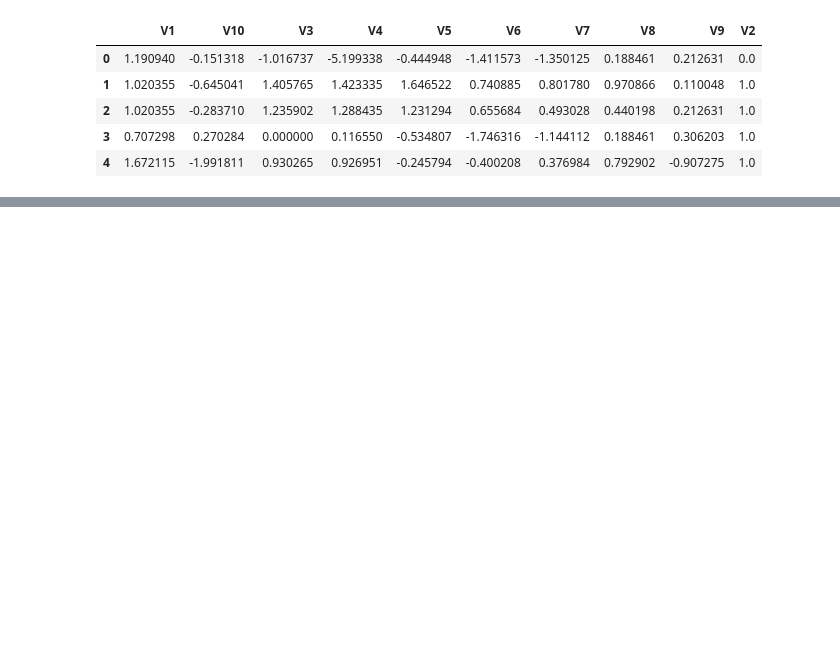
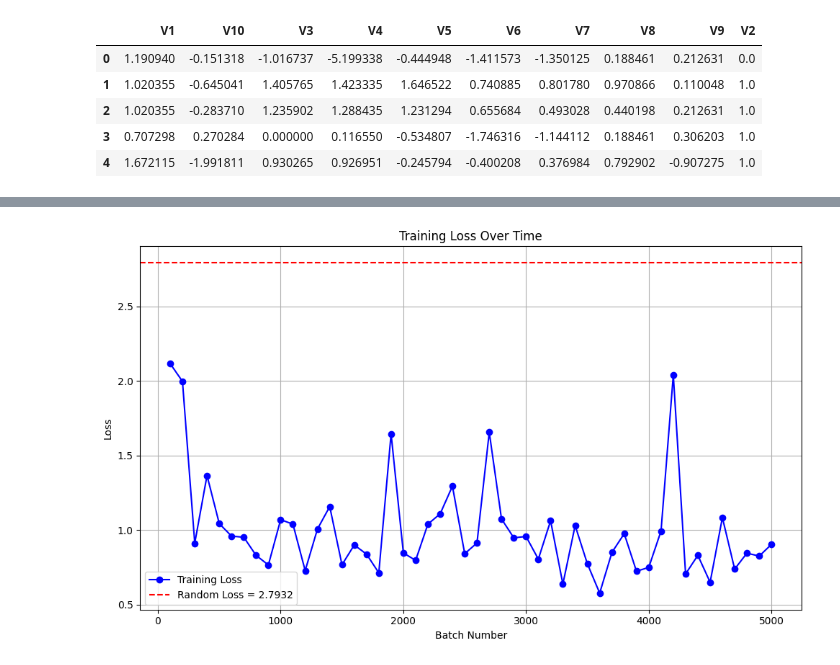
Before and after one commit to botond0401/CluTaD, a Jupyter notebook: notebooks/tabddpm_exploration.ipynb, the cells around one changed output, grey strips where cells are left out. Saved outputs shown, nothing was run; the diff lists cells and outputs as text; code cells hidden in the pictures; blank space fills up the shorter version.

```diff
--- a/notebooks/tabddpm_exploration.ipynb
+++ b/notebooks/tabddpm_exploration.ipynb
@@ -134,0 +28,9 @@ class Trainer:
+# %%
+num_numerical = 9
+num_classes=[2]
+d_in = num_numerical + sum(num_classes)
+
+X = torch.tensor(df.values, dtype=torch.float32)
+batch_size = 264
+data_loader = DataLoader(TensorDataset(X), batch_size=batch_size, shuffle=True)
+device = 'cuda' if torch.cuda.is_available() else 'cpu'
@@ -135 +75,8 @@ class Trainer:
+# %%
+d_layers = [264, 264, 264]
+dropout = 0.0
+d_t = 128
+steps = 5000
+lr = 1e-3
+random_loss = 2.7932
 # %%
@@ -446,0 +114,17 @@ DM dataset random loss: 2.9847
+# %%
+
+x = [100 * (i + 1) for i in range(len(losses))]  # e.g., [100, 200, 300, ...]
+
+plt.figure(figsize=(10, 6))
+plt.plot(x, losses, label="Training Loss", color="blue", marker='o')
+plt.axhline(y=random_loss, color="red", linestyle="--", label=f"Random Loss = {random_loss:.4f}")
+
+plt.xlabel("Batch Number")
+plt.ylabel("Loss")
+plt.title("Training Loss Over Time")
+plt.legend()
+plt.grid(True)
+plt.tight_layout()
+plt.show()
+# %% [output]
+[figure, added]
```
Also changed, not shown: parts of 14 cells of this notebook, 5 other files.
